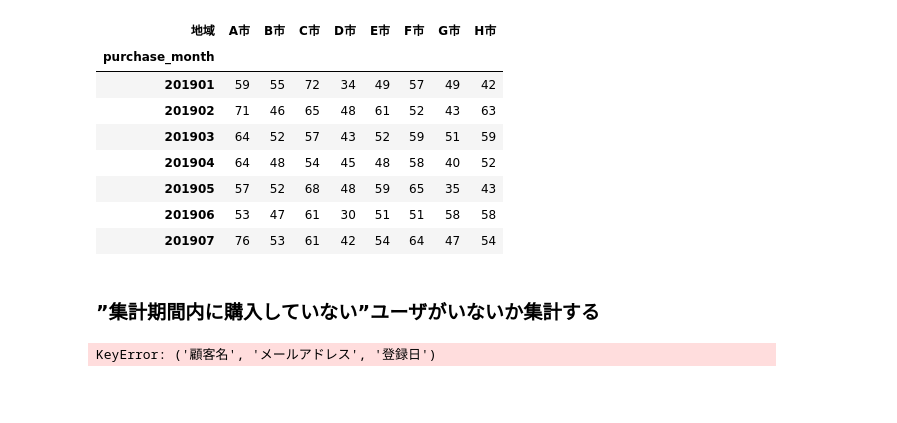
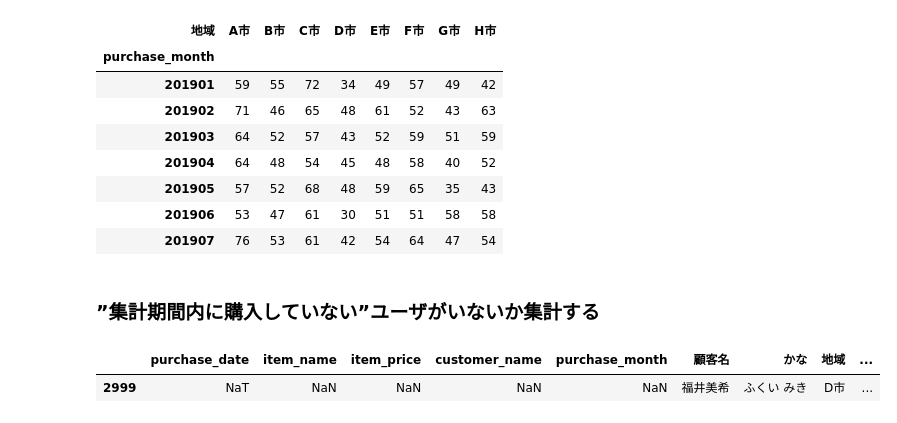
Before and after one commit to KatsuyaSatake/100-knocks-for-python, a Jupyter notebook: chap_02/Chapter02-DataClensing-For-Retailer.ipynb, the cells around one changed output. Drawn from its saved outputs; the diff is of its cells as text; code cells hidden in the pictures; blank space fills up the shorter version.

```diff
--- a/chap_02/Chapter02-DataClensing-For-Retailer.ipynb
+++ b/chap_02/Chapter02-DataClensing-For-Retailer.ipynb
@@ -523,6 +523,8 @@ byRegion
 ### ”集計期間内に購入していない”ユーザがいないか集計する
 # %%
 away_data = pd.merge(uriage_data, kokyaku_data, left_on="customer_name", right_on="顧客名", how="right")
-away_data[away_data["purchase_date"].isnull()]["顧客名", "メールアドレス", "登録日"]
+#away_data[away_data["purchase_date"].isnull()][["顧客名", "メールアドレス", "登録日"]]
+away_data[away_data["purchase_date"].isnull()]
 # %% [output]
-KeyError: ('顧客名', 'メールアドレス', '登録日')
+|  | purchase_date | item_name | item_price | customer_name | purchase_month | 顧客名 | かな | 地域 | ... |
+| 2999 | NaT | NaN | NaN | NaN | NaN | 福井美希 | ふくい みき | D市 | ... |
```
Also changed, not shown: 5 other files.
